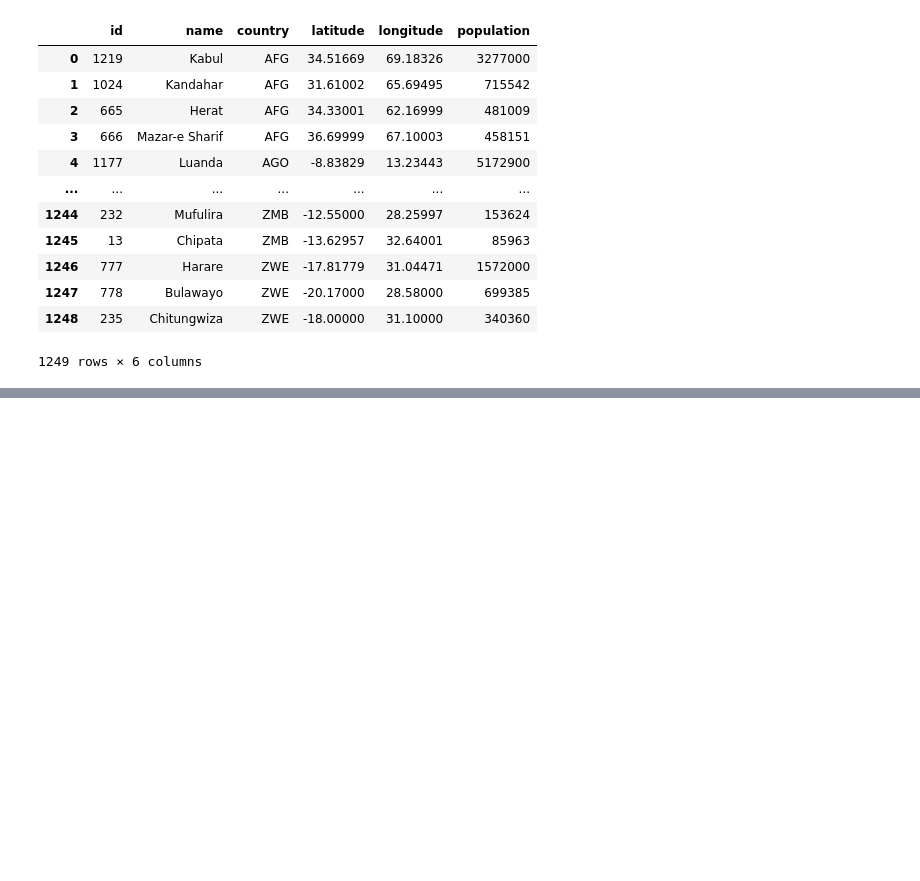
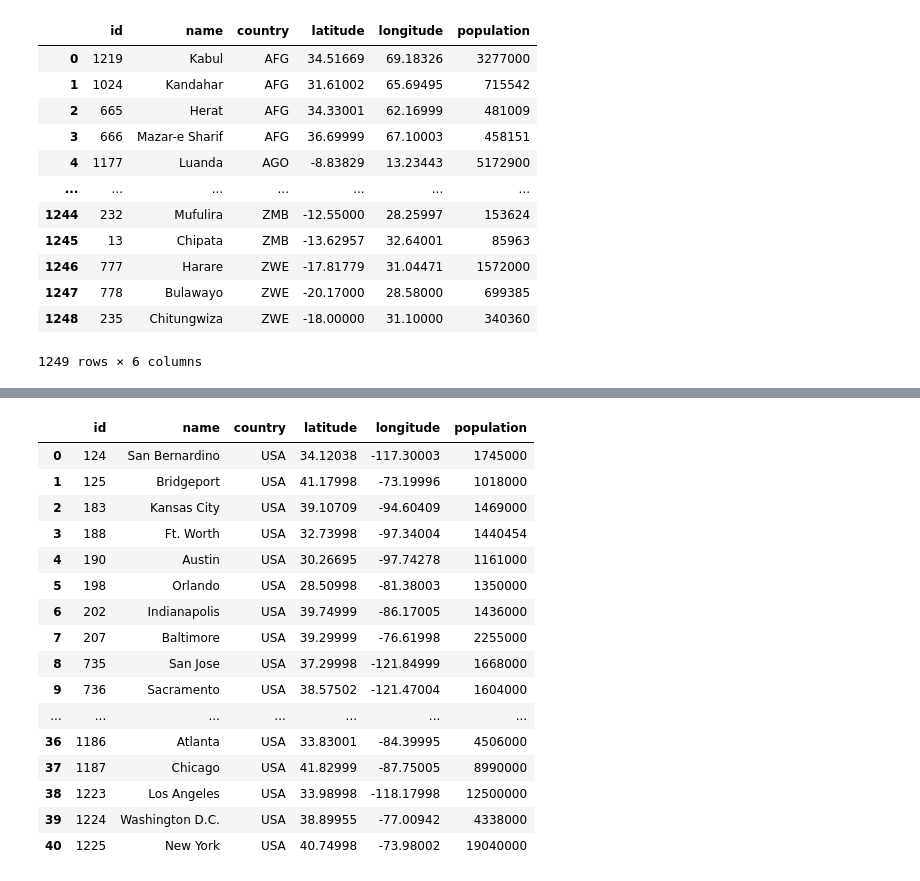
Before and after one commit to zyang91/spatial_data_management, a Jupyter notebook: Duckdb/introduction.ipynb, the cells around one changed output, grey strips where cells are left out. Saved outputs shown, nothing was run; the diff lists cells and outputs as text; code cells hidden in the pictures; blank space fills up the shorter version.

```diff
--- a/Duckdb/introduction.ipynb
+++ b/Duckdb/introduction.ipynb
@@ -309,0 +328,22 @@ SELECT * FROM cities ORDER BY country ASC, population DESC;
+# %%
+%%sql
+
+SELECT * FROM cities WHERE country='USA' AND population>1000000;
+# %% [output]
+|  | id | name | country | latitude | longitude | population |
+| 0 | 124 | San Bernardino | USA | 34.12038 | -117.30003 | 1745000 |
+| 1 | 125 | Bridgeport | USA | 41.17998 | -73.19996 | 1018000 |
+| 2 | 183 | Kansas City | USA | 39.10709 | -94.60409 | 1469000 |
+| 3 | 188 | Ft. Worth | USA | 32.73998 | -97.34004 | 1440454 |
+| 4 | 190 | Austin | USA | 30.26695 | -97.74278 | 1161000 |
+| 5 | 198 | Orlando | USA | 28.50998 | -81.38003 | 1350000 |
+| 6 | 202 | Indianapolis | USA | 39.74999 | -86.17005 | 1436000 |
+| 7 | 207 | Baltimore | USA | 39.29999 | -76.61998 | 2255000 |
+| 8 | 735 | San Jose | USA | 37.29998 | -121.84999 | 1668000 |
+| 9 | 736 | Sacramento | USA | 38.57502 | -121.47004 | 1604000 |
+| ... | ... | ... | ... | ... | ... | ... |
+| 36 | 1186 | Atlanta | USA | 33.83001 | -84.39995 | 4506000 |
+| 37 | 1187 | Chicago | USA | 41.82999 | -87.75005 | 8990000 |
+| 38 | 1223 | Los Angeles | USA | 33.98998 | -118.17998 | 12500000 |
+| 39 | 1224 | Washington D.C. | USA | 38.89955 | -77.00942 | 4338000 |
+| 40 | 1225 | New York | USA | 40.74998 | -73.98002 | 19040000 |
```
Also changed, not shown: parts of 2 cells of this notebook, 1 other file.
